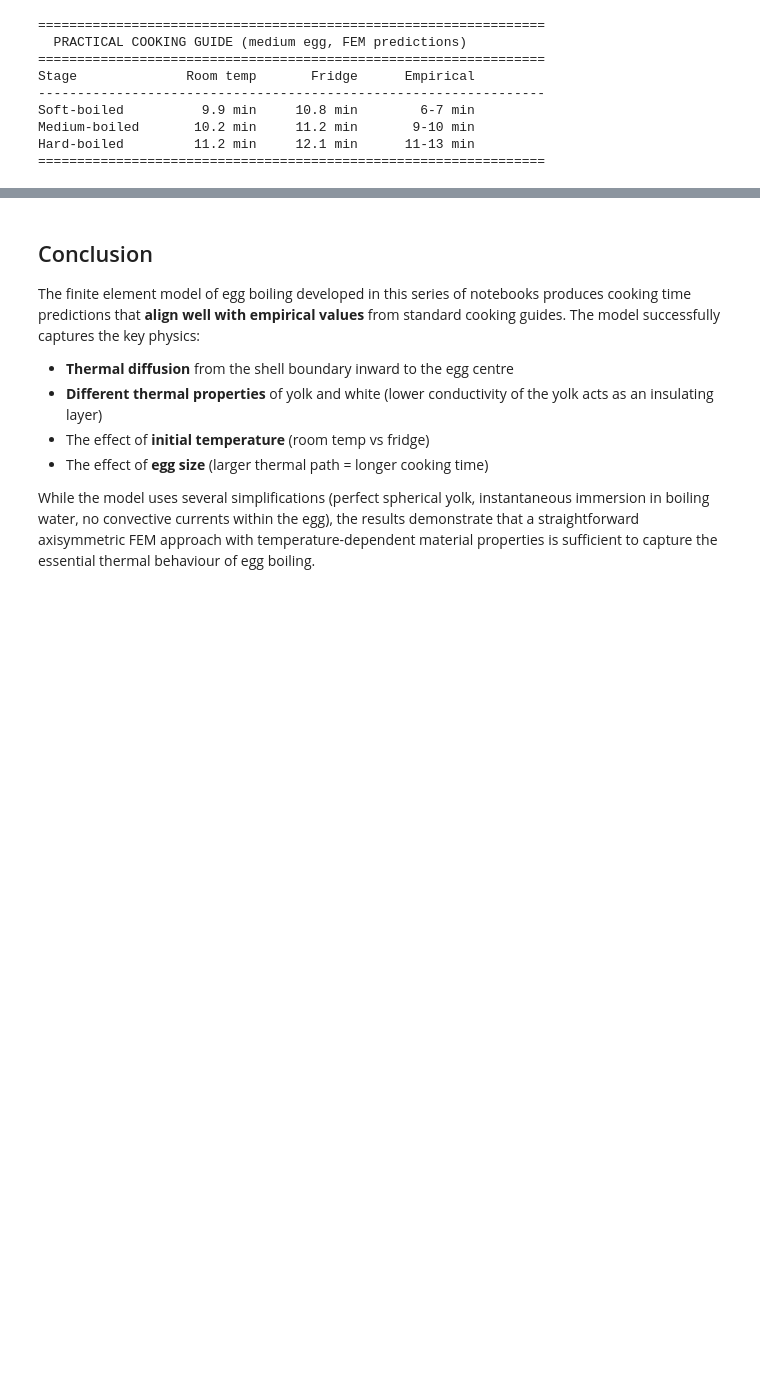
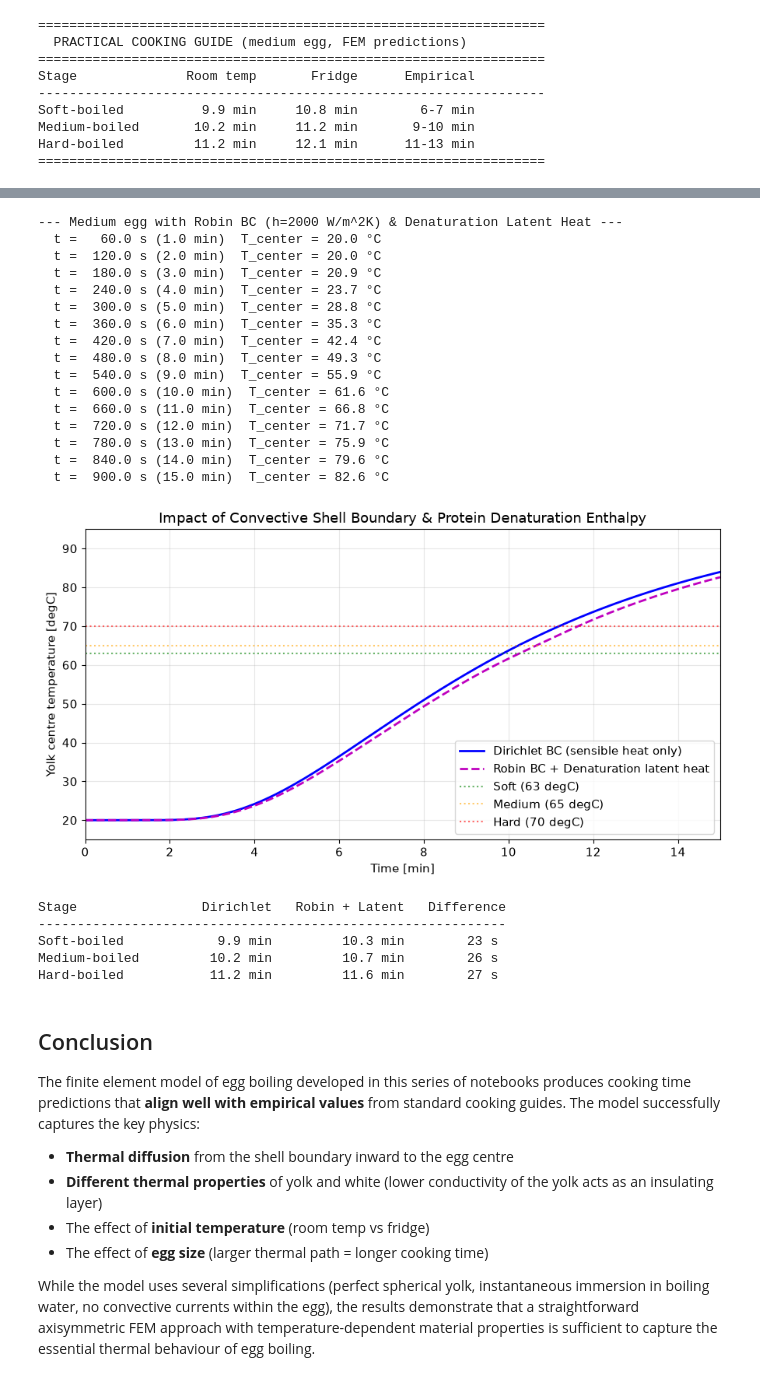
Before and after one commit to mengrenman/fem-boil-egg, a Jupyter notebook: notebooks/03_cooking_analysis.ipynb, the cells around one changed output, grey strips where cells are left out. Saved outputs shown, nothing was run; the diff lists cells and outputs as text; code cells hidden in the pictures; blank space fills up the shorter version.

```diff
--- a/notebooks/03_cooking_analysis.ipynb
+++ b/notebooks/03_cooking_analysis.ipynb
@@ -404,3 +413,66 @@ Hard-boiled         11.2 min     12.1 min      11-13 min
+# %%
+# Compare baseline (Dirichlet) vs Robin BC + Denaturation Latent Heat
+mat_denat = {
+    'yolk': egg_yolk_denaturation_properties,
+    'white': egg_white_denaturation_properties,
+}
+
+print('--- Medium egg with Robin BC (h=2000 W/m^2K) & Denaturation Latent Heat ---')
+solver_full = HeatSolver(
+    mesh_med,
+    mat_denat,
+    T_init=T_ROOM,
+    T_boundary=T_BOILING,
+    dt=1.0,
+    h_conv=H_BOILING_SHELL,
+)
+solver_full.run(900, progress=True)
+t_full, Tc_full = solver_full.center_temperature_history()
+
+fig, ax = plt.subplots(figsize=(9, 5))
+ax.plot(t_room / 60, Tc_room, 'b-', lw=2, label='Dirichlet BC (sensible heat only)')
+ax.plot(t_full / 60, Tc_full, 'm--', lw=2, label='Robin BC + Denaturation latent heat')
+ax.axhline(T_SOFT_C, color='green', linestyle=':', alpha=0.6, label='Soft (63 degC)')
+ax.axhline(T_MEDIUM_C, color='orange', linestyle=':', alpha=0.6, label='Medium (65 degC)')
+ax.axhline(T_HARD_C, color='red', linestyle=':', alpha=0.6, label='Hard (70 degC)')
+ax.set_xlabel('Time [min]')
+ax.set_ylabel('Yolk centre temperature [degC]')
+ax.set_title('Impact of Convective Shell Boundary & Protein Denaturation Enthalpy')
+ax.legend(loc='lower right')
+ax.set_xlim(0, 15)
+ax.set_ylim(15, 95)
+plt.tight_layout()
+plt.show()
+
+print(f"\n{'Stage':<15} {'Dirichlet':>14} {'Robin + Latent':>16} {'Difference':>12}")
+print('-' * 60)
+for stage_name, threshold in stages:
+    td = crossing_room[stage_name]
+    tr = find_crossing_time(t_full, Tc_full, threshold)
+    print(f'{stage_name:<15} {td/60:>10.1f} min {tr/60:>12.1f} min {+(tr-td):>9.0f} s')
+# %% [output]
+--- Medium egg with Robin BC (h=2000 W/m^2K) & Denaturation Latent Heat ---
+  t =   60.0 s (1.0 min)  T_center = 20.0 °C
+  t =  120.0 s (2.0 min)  T_center = 20.0 °C
+  t =  180.0 s (3.0 min)  T_center = 20.9 °C
+  t =  240.0 s (4.0 min)  T_center = 23.7 °C
+  t =  300.0 s (5.0 min)  T_center = 28.8 °C
+  t =  360.0 s (6.0 min)  T_center = 35.3 °C
+  t =  420.0 s (7.0 min)  T_center = 42.4 °C
+  t =  480.0 s (8.0 min)  T_center = 49.3 °C
+  t =  540.0 s (9.0 min)  T_center = 55.9 °C
+  t =  600.0 s (10.0 min)  T_center = 61.6 °C
+  t =  660.0 s (11.0 min)  T_center = 66.8 °C
+  t =  720.0 s (12.0 min)  T_center = 71.7 °C
+  t =  780.0 s (13.0 min)  T_center = 75.9 °C
+  t =  840.0 s (14.0 min)  T_center = 79.6 °C
+  t =  900.0 s (15.0 min)  T_center = 82.6 °C
+[figure, added]
+Stage                Dirichlet   Robin + Latent   Difference
+------------------------------------------------------------
+Soft-boiled            9.9 min         10.3 min        23 s
+Medium-boiled         10.2 min         10.7 min        26 s
+Hard-boiled           11.2 min         11.6 min        27 s
 # %% [markdown]
 ## Conclusion
 
```
Also changed, not shown: parts of 4 cells of this notebook, 9 other files.
